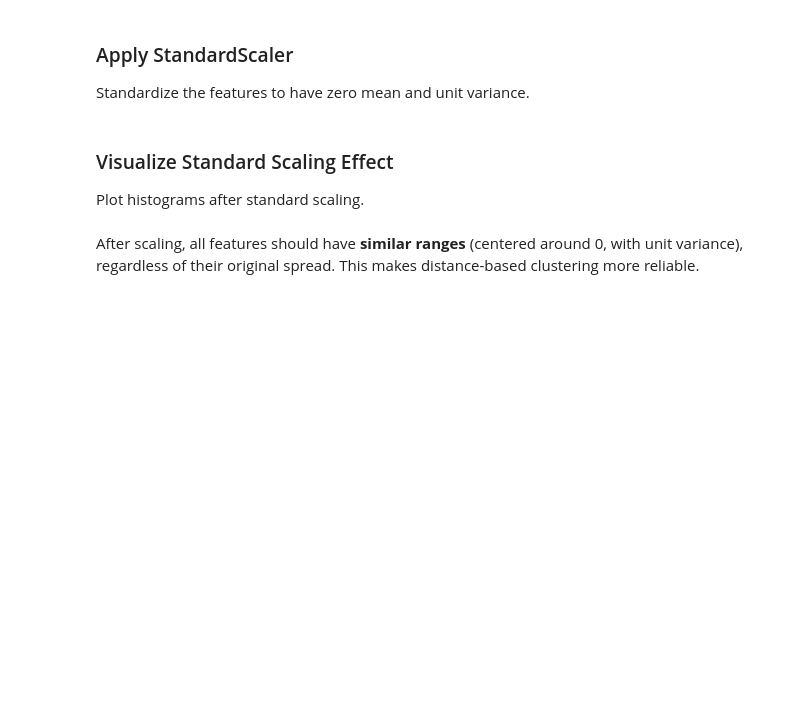
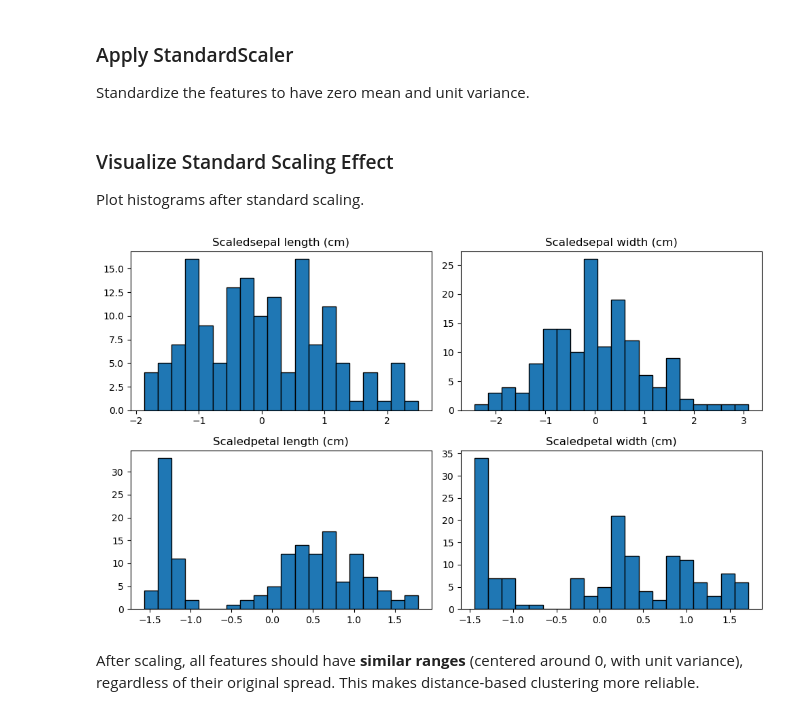
Before and after one commit to bruno-sassi/data_analytics_MSc, a Jupyter notebook: Projects&Practice/Python101/M9 Clustering & unsupervised methods/Week9_activity_questions_only.ipynb, the cells around one changed output. Cells and saved outputs as stored; diff of their text form; code cells hidden in the pictures; blank space fills up the shorter version.

```diff
--- a/Projects&Practice/Python101/M9 Clustering & unsupervised methods/Week9_activity_questions_only.ipynb
+++ b/Projects&Practice/Python101/M9 Clustering & unsupervised methods/Week9_activity_questions_only.ipynb
@@ -102,11 +187,16 @@ We scale the data to give all features equal influence — try clustering with a
 Standardize the features to have zero mean and unit variance.
 # %%
 # YOUR CODE HERE
+from sklearn.preprocessing import StandardScaler
+scaler = StandardScaler()
+x_scal = scaler.fit_transform(x)
 # %% [markdown]
 ### Visualize Standard Scaling Effect
 Plot histograms after standard scaling.
 # %%
-# YOUR CODE HERE
+plot_feature_dists(x_scal, iris.feature_names, title_prefix="Scaled")
+# %% [output]
+[figure, added]
 # %% [markdown]
 After scaling, all features should have **similar ranges** (centered around 0, with unit variance),
 regardless of their original spread. This makes distance-based clustering more reliable.
```
Also changed, not shown: parts of 29 cells of this notebook, 6 other files.
